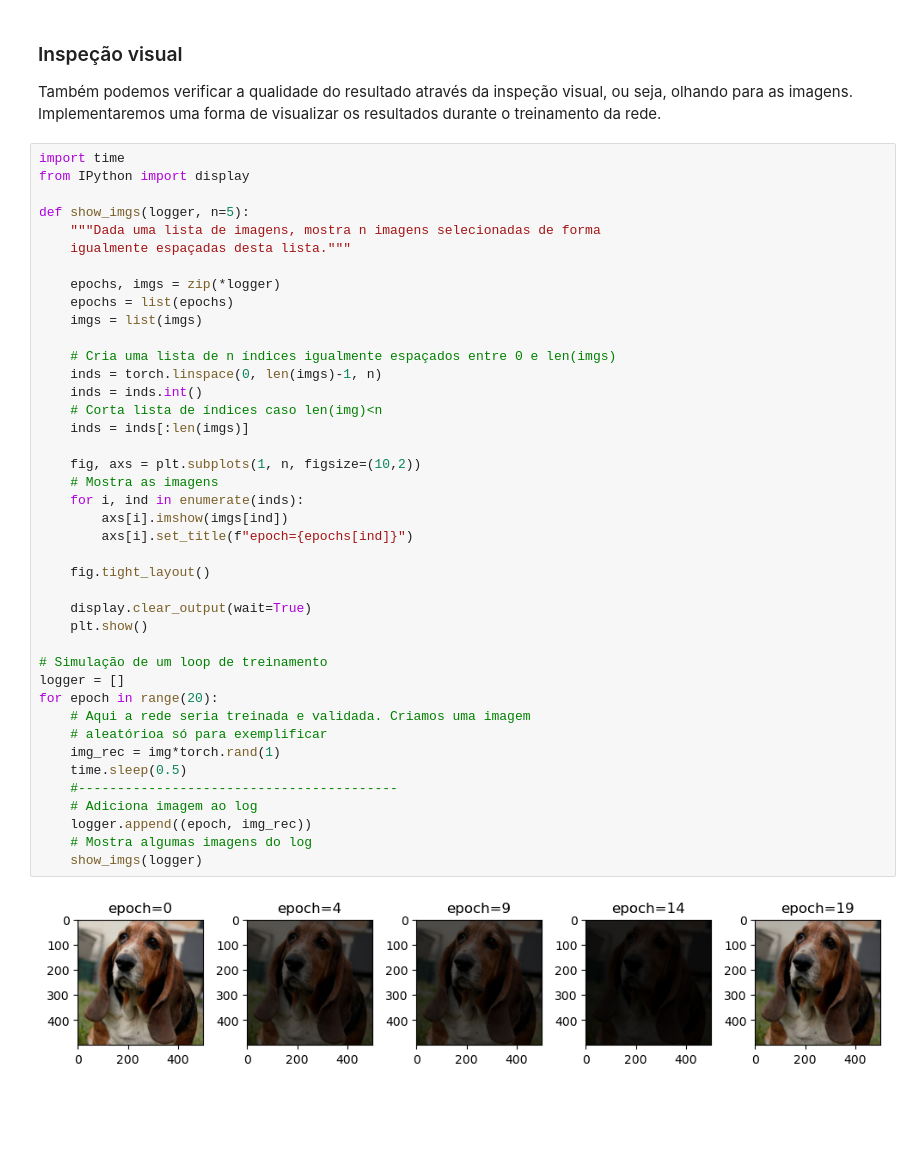
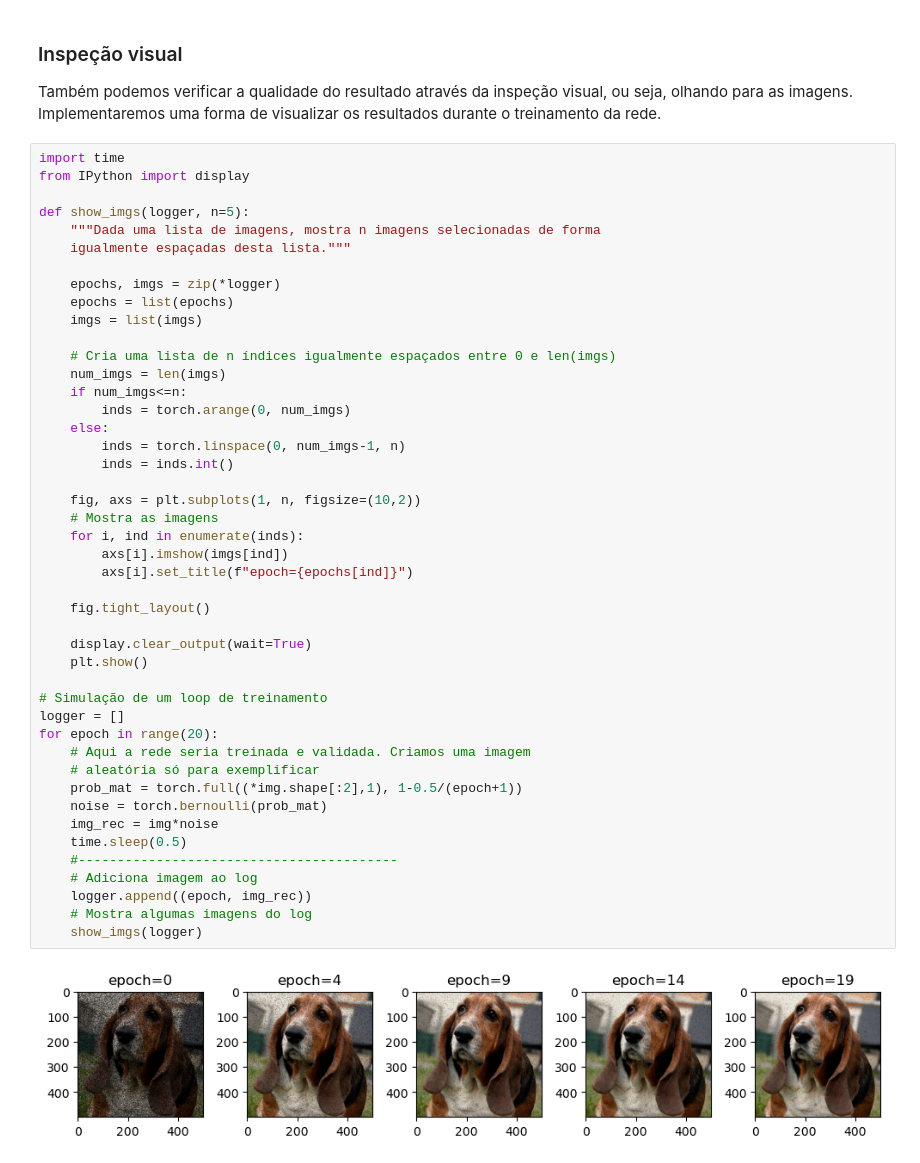
Before and after one commit to chcomin/curso-visao-computacional-2024, a Jupyter notebook: M08_reconstrucao_de_imagens_e_autocodificadores/2 - Medindo a qualidade de reconstrução.ipynb, the cells around one changed output. Drawn from its saved outputs; the diff is of its cells as text; blank space fills up the shorter version.

Commit message:
Fixed visualization function

```diff
--- a/M08_reconstrucao_de_imagens_e_autocodificadores/2 - Medindo a qualidade de reconstrução.ipynb
+++ b/M08_reconstrucao_de_imagens_e_autocodificadores/2 - Medindo a qualidade de reconstrução.ipynb
@@ -136,37 +136,41 @@ def show_imgs(logger, n=5):
     igualmente espaçadas desta lista."""
 
     epochs, imgs = zip(*logger)
     epochs = list(epochs)
     imgs = list(imgs)
 
     # Cria uma lista de n índices igualmente espaçados entre 0 e len(imgs)
-    inds = torch.linspace(0, len(imgs)-1, n)
-    inds = inds.int()
-    # Corta lista de índices caso len(img)<n
-    inds = inds[:len(imgs)]
+    num_imgs = len(imgs)
+    if num_imgs<=n:
+        inds = torch.arange(0, num_imgs)
+    else:
+        inds = torch.linspace(0, num_imgs-1, n)
+        inds = inds.int()
 
     fig, axs = plt.subplots(1, n, figsize=(10,2))
     # Mostra as imagens
     for i, ind in enumerate(inds):
         axs[i].imshow(imgs[ind])
         axs[i].set_title(f"epoch={epochs[ind]}")
 
     fig.tight_layout()
 
     display.clear_output(wait=True)
     plt.show()
 
 # Simulação de um loop de treinamento
 logger = []
 for epoch in range(20):
     # Aqui a rede seria treinada e validada. Criamos uma imagem
-    # aleatórioa só para exemplificar
-    img_rec = img*torch.rand(1)
+    # aleatória só para exemplificar
+    prob_mat = torch.full((*img.shape[:2],1), 1-0.5/(epoch+1))
+    noise = torch.bernoulli(prob_mat)
+    img_rec = img*noise
     time.sleep(0.5)
     #-----------------------------------------
     # Adiciona imagem ao log
     logger.append((epoch, img_rec))
     # Mostra algumas imagens do log
     show_imgs(logger)
 # %% [output]
-[figure, old version]
+[figure, new version]
```
Also changed, not shown: parts of 2 cells of this notebook.
